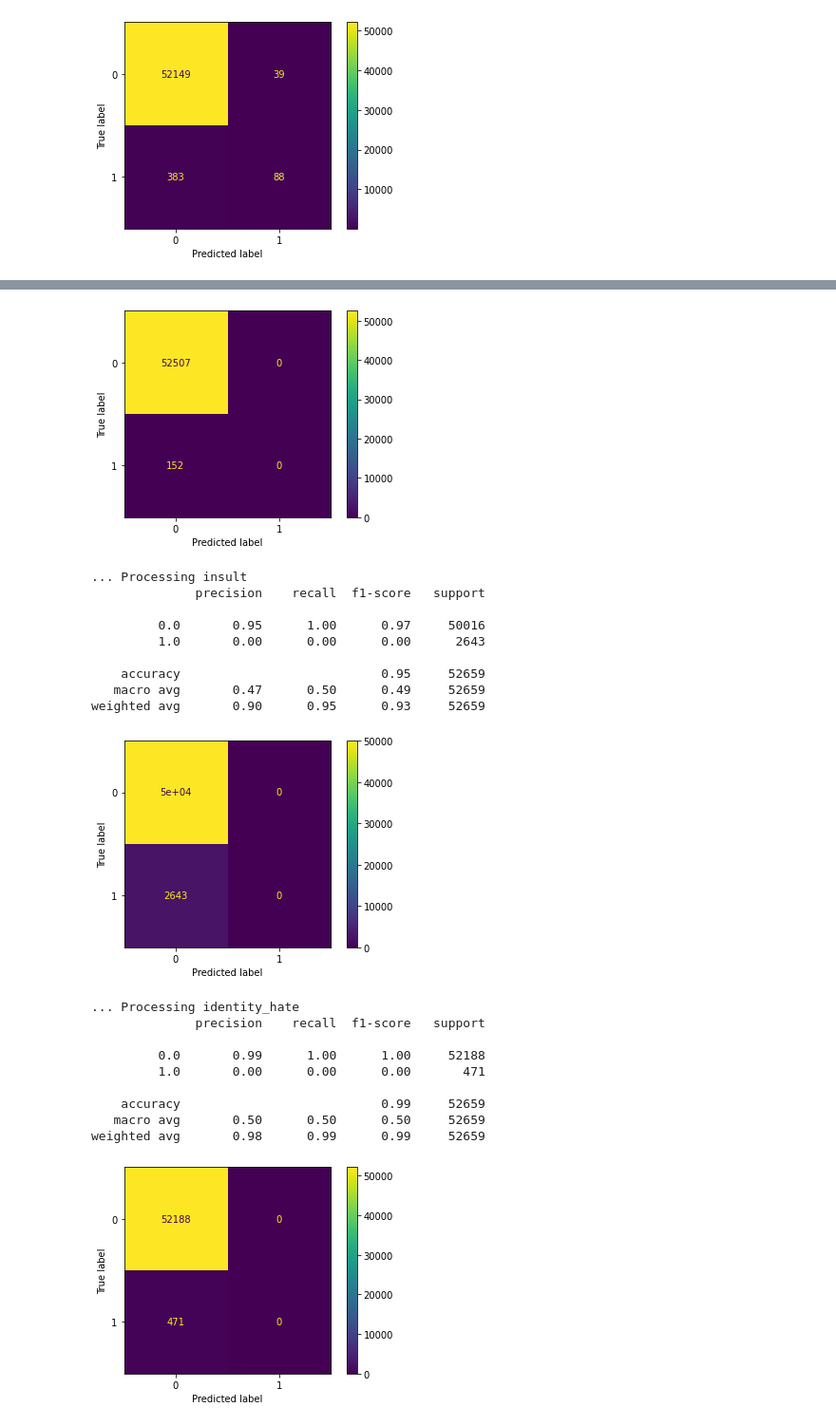
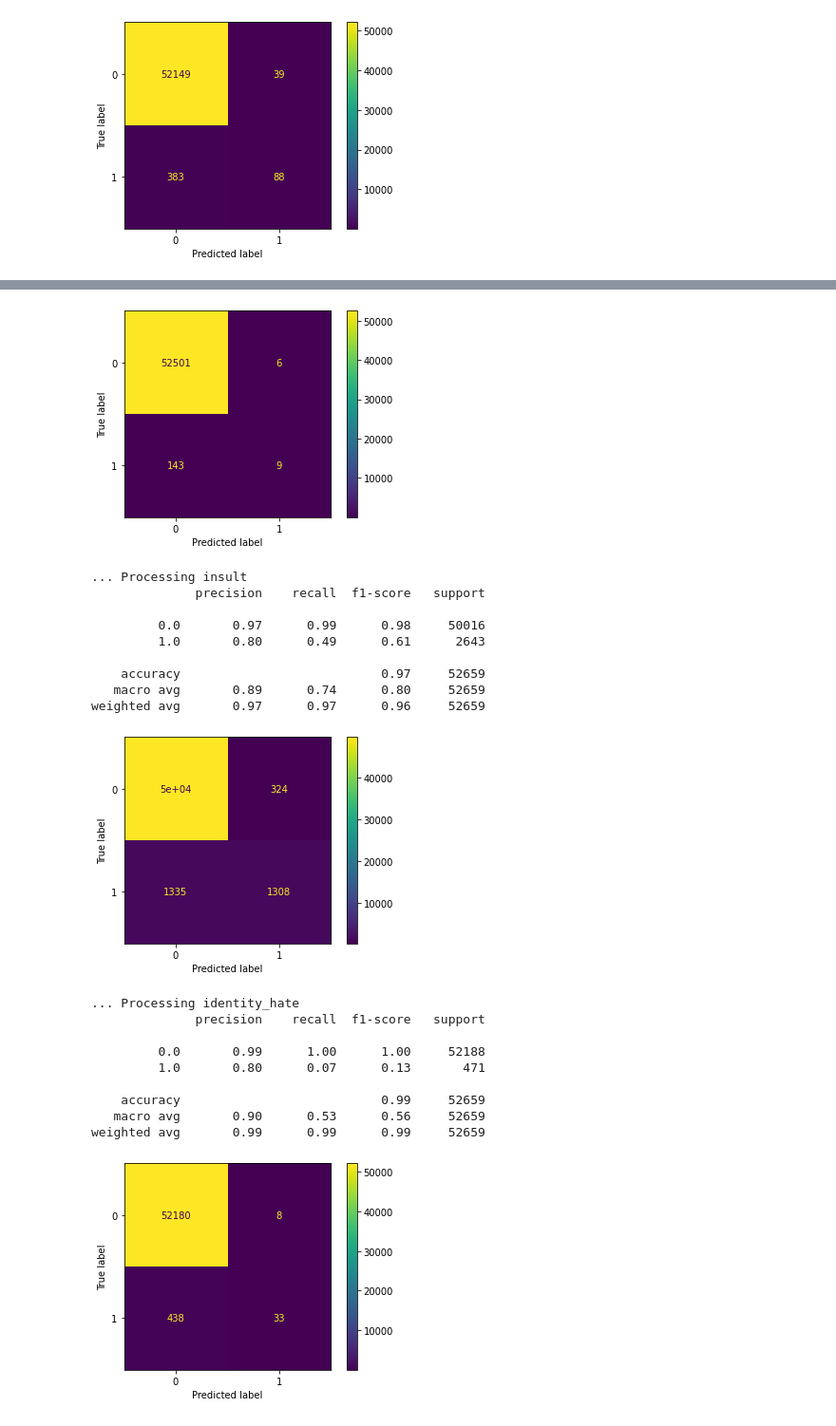
Before and after one commit to BrainTheos/uon-cci501-classification-mini-project, a Jupyter notebook: CCI501_classification_final.ipynb, the cells around one changed output, grey strips where cells are left out. Shown: that part at 95% size. Cells and saved outputs as stored; diff of their text form; code cells hidden in the pictures.

```diff
--- a/CCI501_classification_final.ipynb
+++ b/CCI501_classification_final.ipynb
@@ -185,12 +235,23 @@ KNN_pipeline = Pipeline([
                 ('tfidf', TfidfVectorizer(stop_words=stop_words)),
                 ('clf', OneVsRestClassifier(KNeighborsClassifier())),
             ])
+
+knn_train_accuracy = []
+knn_train_score_list =[]
+
 knn_test_accuracy = []
 knn_score_list = []
 for category in categories:
     print('... Processing {}'.format(category))
     # train the model using X_dtm & y
     KNN_pipeline.fit(X_train, train[category])
+
+    # compute the training accuracy
+    pred_train = KNN_pipeline.predict(X_train)
+    knn_train_accuracy.append(accuracy_score(train[category], pred_train))
+    knn_train_score = f1_score(train[category], pred_train)
+    knn_train_score_list.append(knn_train_score)
+
     # compute the testing accuracy
     prediction = KNN_pipeline.predict(X_test)
     knn_test_accuracy.append(accuracy_score(test[category], prediction))
@@ -203,6 +264,8 @@ for category in categories:
     plt.show()
 df_metrics_knn = pd.DataFrame(list(zip(knn_test_accuracy, knn_score_list)),
                columns =['Test Accuracy', 'F1 Score'])
+df_train_metrics_knn = pd.DataFrame(list(zip(knn_train_accuracy, knn_train_score_list)),
+               columns =['Train Accuracy', 'F1 Score'])
 # %% [output]
 ... Processing toxic
               precision    recall  f1-score   support
@@ -371,26 +597,39 @@ print(df_metrics_logre)
 # %%
+# RandomForest Pipeline
 RandomForest_pipeline = Pipeline([
                 ('tfidf', TfidfVectorizer(stop_words=stop_words)),
-                ('clf', OneVsRestClassifier(RandomForestClassifier(max_depth=2, random_state=0), n_jobs=1)),
+                ('clf', OneVsRestClassifier(RandomForestClassifier(), n_jobs=1)),
             ])
-test_accuracy = []
-score_list = []
+rf_train_accuracy = []
+rf_train_score_list = []
+
+rf_test_accuracy = []
+rf_score_list = []
 for category in categories:
     print('... Processing {}'.format(category))
     # train the model using X_dtm & y
     RandomForest_pipeline.fit(X_train, train[category])
+
+    # compute the training accuracy
+    pred_train = RandomForest_pipeline.predict(X_train)
+    rf_train_accuracy.append(accuracy_score(train[category], pred_train))
+    rf_train_score = f1_score(train[category], pred_train)
+    rf_train_score_list.append(rf_train_score)
+
     # compute the testing accuracy
     prediction = RandomForest_pipeline.predict(X_test)
-    test_accuracy.append(accuracy_score(test[category], prediction))
+    rf_test_accuracy.append(accuracy_score(test[category], prediction))
     score= f1_score(test[category], prediction)
-    score_list.append(score)
+    rf_score_list.append(score)
     cm = confusion_matrix(test[category], prediction)
     disp = ConfusionMatrixDisplay(confusion_matrix=cm)
     disp.plot()
     print(classification_report(test[category], prediction))
     plt.show()
-df_metrics_rf = pd.DataFrame(list(zip(test_accuracy, score_list)),
+df_metrics_rf = pd.DataFrame(list(zip(rf_test_accuracy, rf_score_list)),
                columns =['Test Accuracy', 'F1 Score'])
+df_train_metrics_rf = pd.DataFrame(list(zip(rf_train_accuracy, rf_train_score_list)),
+               columns =['Train Accuracy', 'F1 Score'])
 # %% [output]
 ... Processing toxic
               precision    recall  f1-score   support
@@ -434,22 +673,22 @@ weighted avg       0.99      1.00      1.00     52659
-[figure, old version]
+[figure, new version]
 ... Processing insult
               precision    recall  f1-score   support
 
-         0.0       0.95      1.00      0.97     50016
-         1.0       0.00      0.00      0.00      2643
+         0.0       0.97      0.99      0.98     50016
+         1.0       0.80      0.49      0.61      2643
 
-    accuracy                           0.95     52659
-   macro avg       0.47      0.50      0.49     52659
-weighted avg       0.90      0.95      0.93     52659
+    accuracy                           0.97     52659
+   macro avg       0.89      0.74      0.80     52659
+weighted avg       0.97      0.97      0.96     52659
-[figure, old version]
+[figure, new version]
 ... Processing identity_hate
               precision    recall  f1-score   support
 
          0.0       0.99      1.00      1.00     52188
-         1.0       0.00      0.00      0.00       471
+         1.0       0.80      0.07      0.13       471
 
     accuracy                           0.99     52659
-   macro avg       0.50      0.50      0.50     52659
-weighted avg       0.98      0.99      0.99     52659
+   macro avg       0.90      0.53      0.56     52659
+weighted avg       0.99      0.99      0.99     52659
-[figure, old version]
+[figure, new version]
 # %%
```
Also changed, not shown: parts of 38 cells of this notebook.
